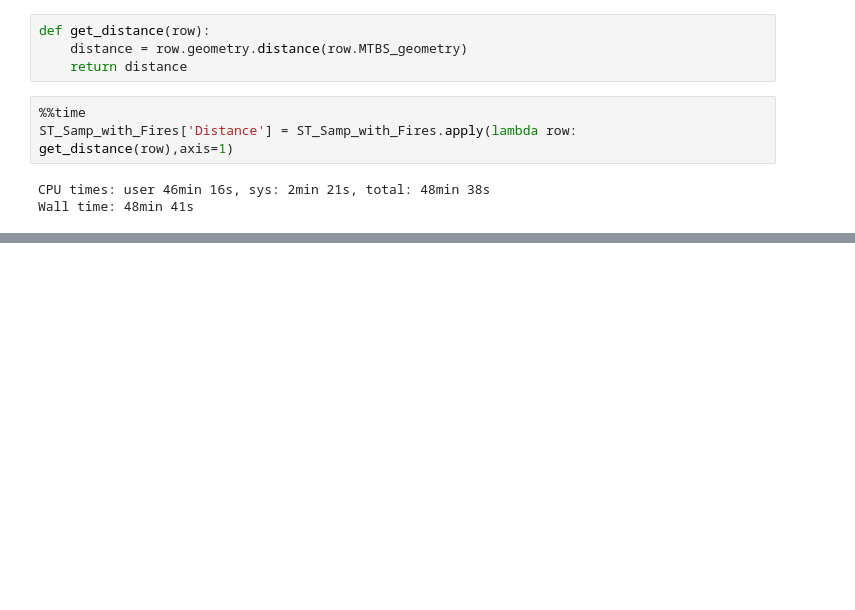
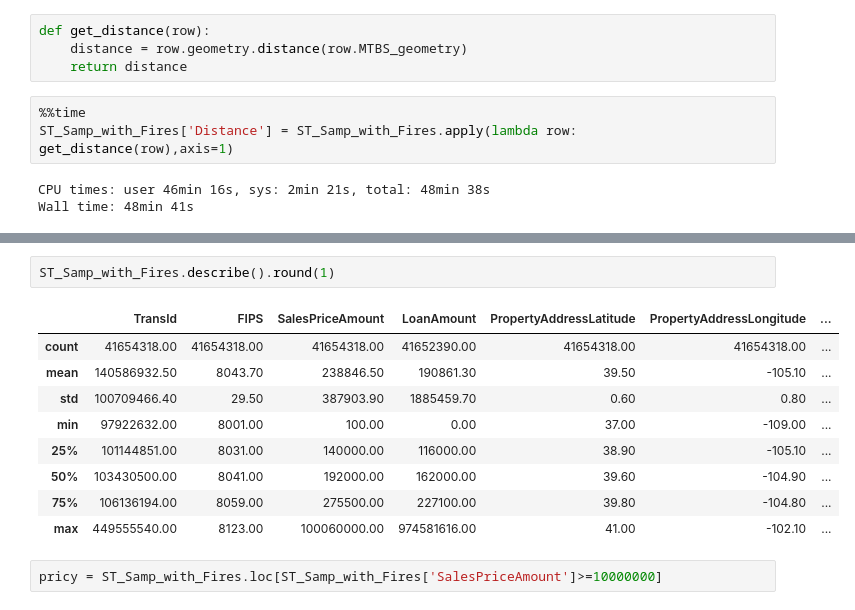
Before and after one commit to JoshOlsen/Wildfire, a Jupyter notebook: HedonicSetup.ipynb, the cells around one changed output, grey strips where cells are left out. Saved outputs shown, nothing was run; the diff lists cells and outputs as text; blank space fills up the shorter version.

```diff
--- a/HedonicSetup.ipynb
+++ b/HedonicSetup.ipynb
@@ -432,0 +295,14 @@ memory usage: 18.0+ GB
+# %%
+ST_Samp_with_Fires.describe().round(1)
+# %% [output]
+|  | TransId | FIPS | SalesPriceAmount | LoanAmount | PropertyAddressLatitude | PropertyAddressLongitude | ... |
+| count | 41654318.00 | 41654318.00 | 41654318.00 | 41652390.00 | 41654318.00 | 41654318.00 | ... |
+| mean | 140586932.50 | 8043.70 | 238846.50 | 190861.30 | 39.50 | -105.10 | ... |
+| std | 100709466.40 | 29.50 | 387903.90 | 1885459.70 | 0.60 | 0.80 | ... |
+| min | 97922632.00 | 8001.00 | 100.00 | 0.00 | 37.00 | -109.00 | ... |
+| 25% | 101144851.00 | 8031.00 | 140000.00 | 116000.00 | 38.90 | -105.10 | ... |
+| 50% | 103430500.00 | 8041.00 | 192000.00 | 162000.00 | 39.60 | -104.90 | ... |
+| 75% | 106136194.00 | 8059.00 | 275500.00 | 227100.00 | 39.80 | -104.80 | ... |
+| max | 449555540.00 | 8123.00 | 100060000.00 | 974581616.00 | 41.00 | -102.10 | ... |
+# %%
+pricy = ST_Samp_with_Fires.loc[ST_Samp_with_Fires['SalesPriceAmount']>=10000000]
```
Also changed, not shown: parts of 24 cells of this notebook.
